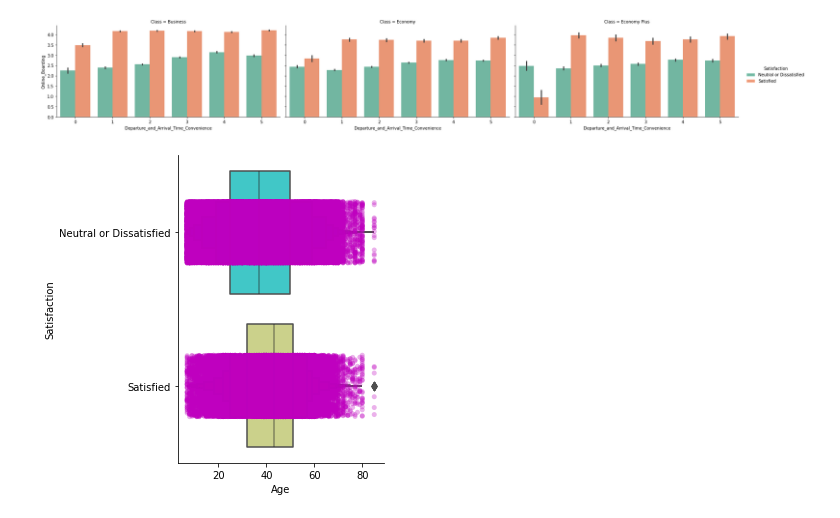
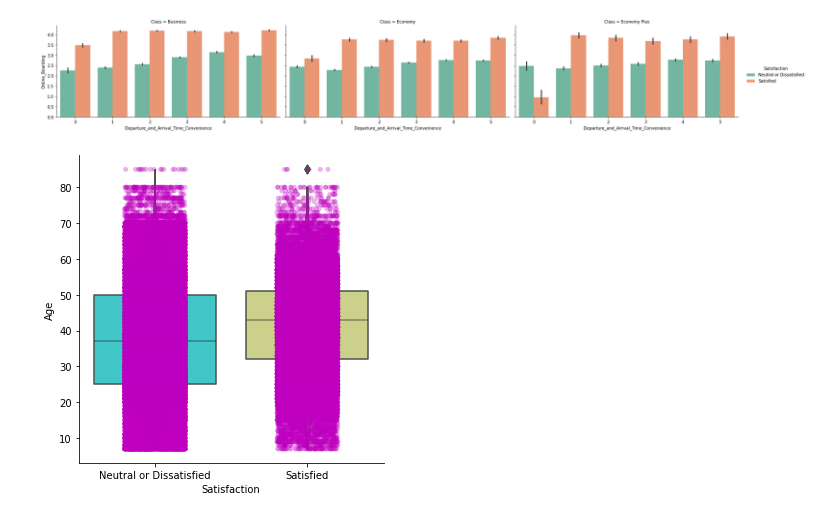
Before and after one commit to ibe-abu-chi/python_EDA, a Jupyter notebook: Airline_satisfaction.ipynb, the cells around one changed output. Cells and saved outputs as stored; diff of their text form; code cells hidden in the pictures.

```diff
--- a/Airline_satisfaction.ipynb
+++ b/Airline_satisfaction.ipynb
@@ -283,8 +281,8 @@ sns.catplot(data=df, x="Departure_and_Arrival_Time_Convenience", y="Online_Board
 <seaborn.axisgrid.FacetGrid at 0x...>
 [figure]
 # %%
-sns.catplot(x = 'Age', y = "Satisfaction", palette = 'rainbow', kind="boxen", data=df)
+sns.catplot(y = 'Age', x = "Satisfaction", palette = 'rainbow', kind="boxen", data=df)
 
-sns.stripplot(x='Age', y='Satisfaction', data=df, alpha=0.3, jitter=0.2, color='m');
+sns.stripplot(y ='Age', x ='Satisfaction', data=df, alpha=0.3, jitter=0.2, color='m');
 # %% [output]
-[figure, old version]
+[figure, new version]
```
Also changed, not shown: parts of 36 cells of this notebook.
